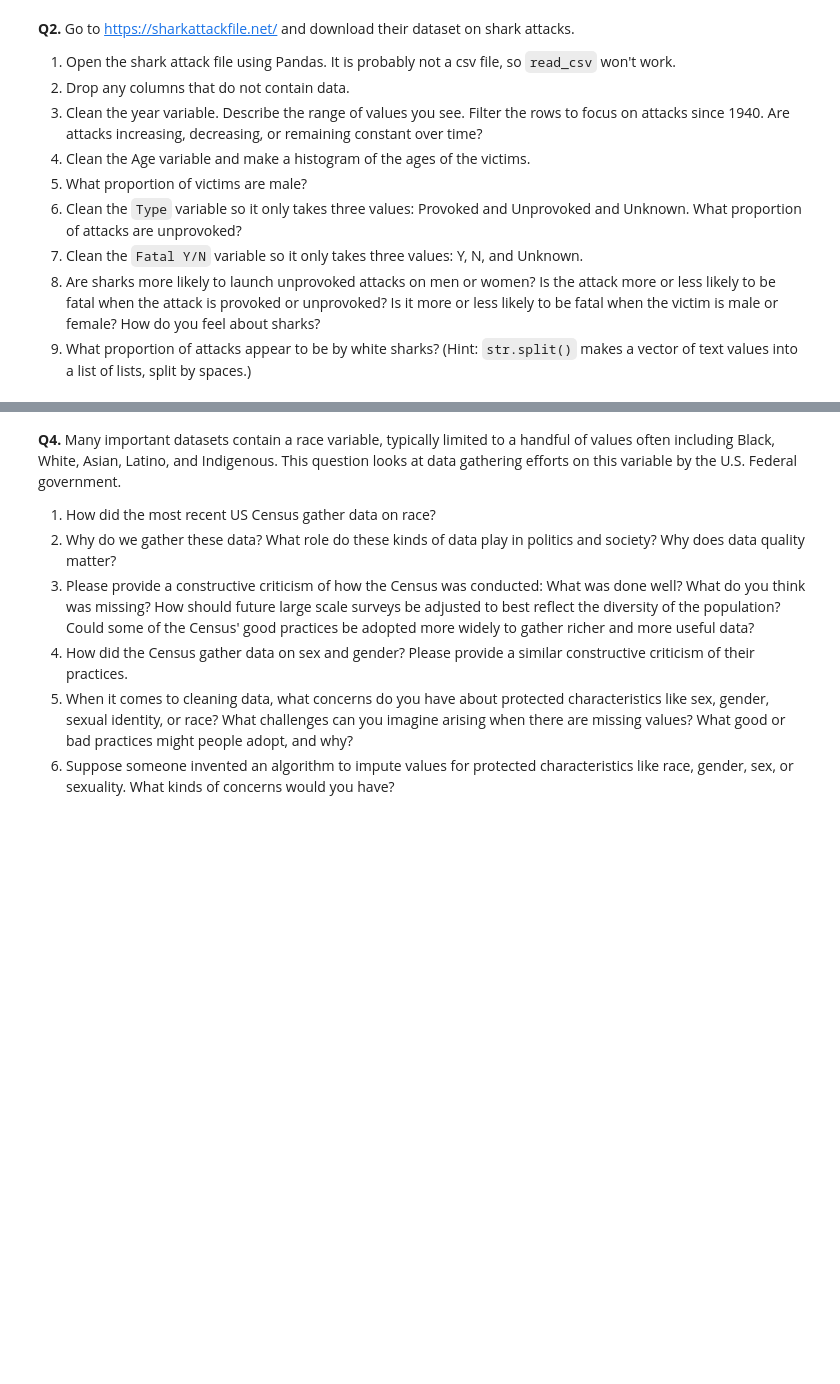
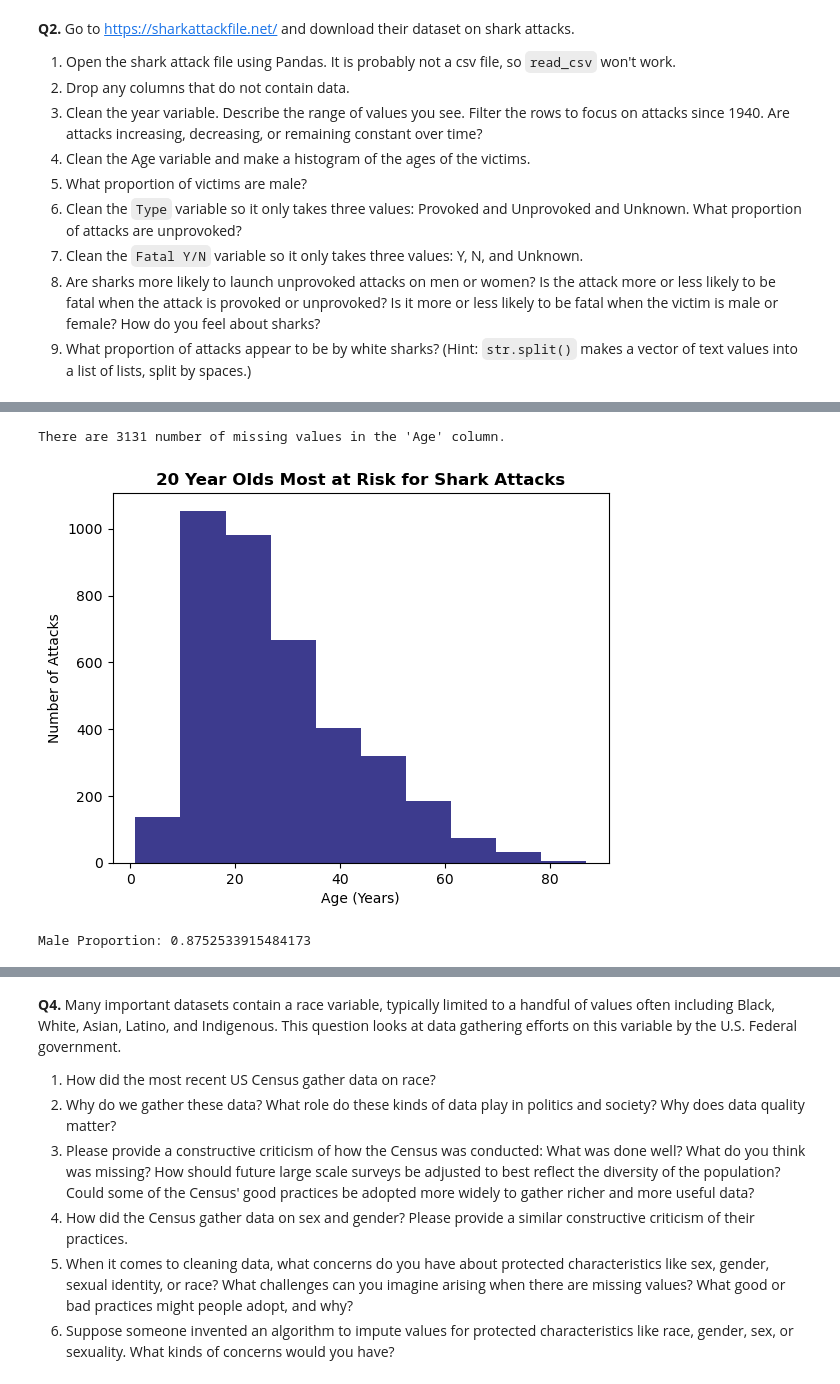
Before and after one commit to yuthimreddy/wrangling, a Jupyter notebook: assignment/assignment.ipynb, the cells around one changed output, grey strips where cells are left out. Cells and saved outputs as stored; diff of their text form; code cells hidden in the pictures; blank space fills up the shorter version.

```diff
--- a/assignment/assignment.ipynb
+++ b/assignment/assignment.ipynb
@@ -22,0 +266,6 @@
+# %%
+# 2. Dropping all columns that contain empty values:
+#   - using the .dropna method to remomve columns which only contain NaN values
+
+df_sharks.dropna(axis = 1, how = 'all', inplace = True)
+df_sharks.head(5)
@@ -22,0 +280,20 @@
+# %%
+# 3. Clean the year variable. Describe the range of values you see.
+# Filter the rows to focus on attacks since 1940.
+#   Are the attacks increasing, decreasing, or remaining constant
+#   over time?
+
+
+# converting all values to numeric, those that aren't will be NaN
+df_sharks['Year'] = pd.to_numeric(df_sharks['Year'], errors = 'coerce')
+print(f"There are {df_sharks['Year'].isna().sum()} values missing from the column 'Year'.")
+range_of_year = df_sharks['Year'].describe
+
+# looking at attacks from 1940 and onwards
+attacks_since_1940 = df_sharks[df_sharks['Year'] >= 1940]
+trend_since_1940 = attacks_since_1940.describe()
+print(f"Trend: {trend_since_1940}")
+
+# looking at the trend
+attacks_per_year = attacks_since_1940['Year'].value_counts().sort_index()
+attacks_per_year.head(5)
@@ -22,0 +318,26 @@
+# %%
+# 4. Clean the Age variable and make a histogram of the ages of the victims
+
+# cleaning Age column: converting to numeric type and summing missing values
+df_sharks['Age'] = pd.to_numeric(df_sharks['Age'], errors = 'coerce')
+age_missing_sharks = df_sharks['Age'].isna().sum()
+print(f"There are {age_missing_sharks} number of missing values in the 'Age' column.")
+
+# dropping na values so we can plot:
+ages_plot = df_sharks['Age'].dropna()
+
+# plotting histogram:
+plt.hist(ages_plot, bins = 10, color = '#3D3B8E')
+plt.xlabel(xlabel = "Age (Years)")
+plt.ylabel(ylabel = "Number of Attacks")
+plt.title("20 Year Olds Most at Risk for Shark Attacks", weight = 'bold')
+plt.show()
+# %% [output]
+There are 3131 number of missing values in the 'Age' column.
+[figure, added]
+# %%
+# 5. What proportion of victims are male?
+male_proportion = df_sharks['Sex'].value_counts(normalize = True).get('M', 0)
+print(f"Male Proportion: {male_proportion}")
+# %% [output]
+Male Proportion: 0.8752533915484173
```
Also changed, not shown: parts of 27 cells of this notebook, 12 other files.
